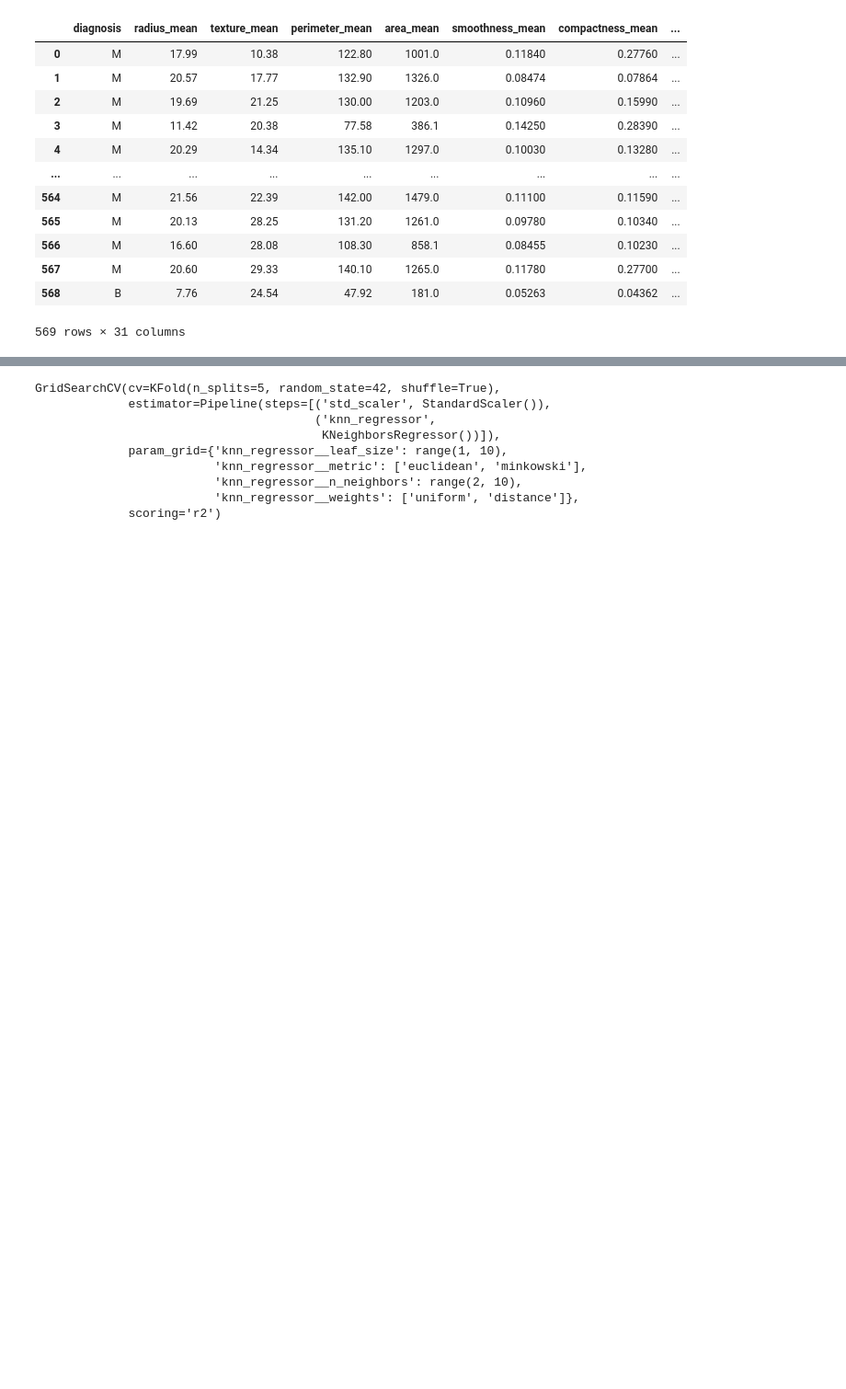
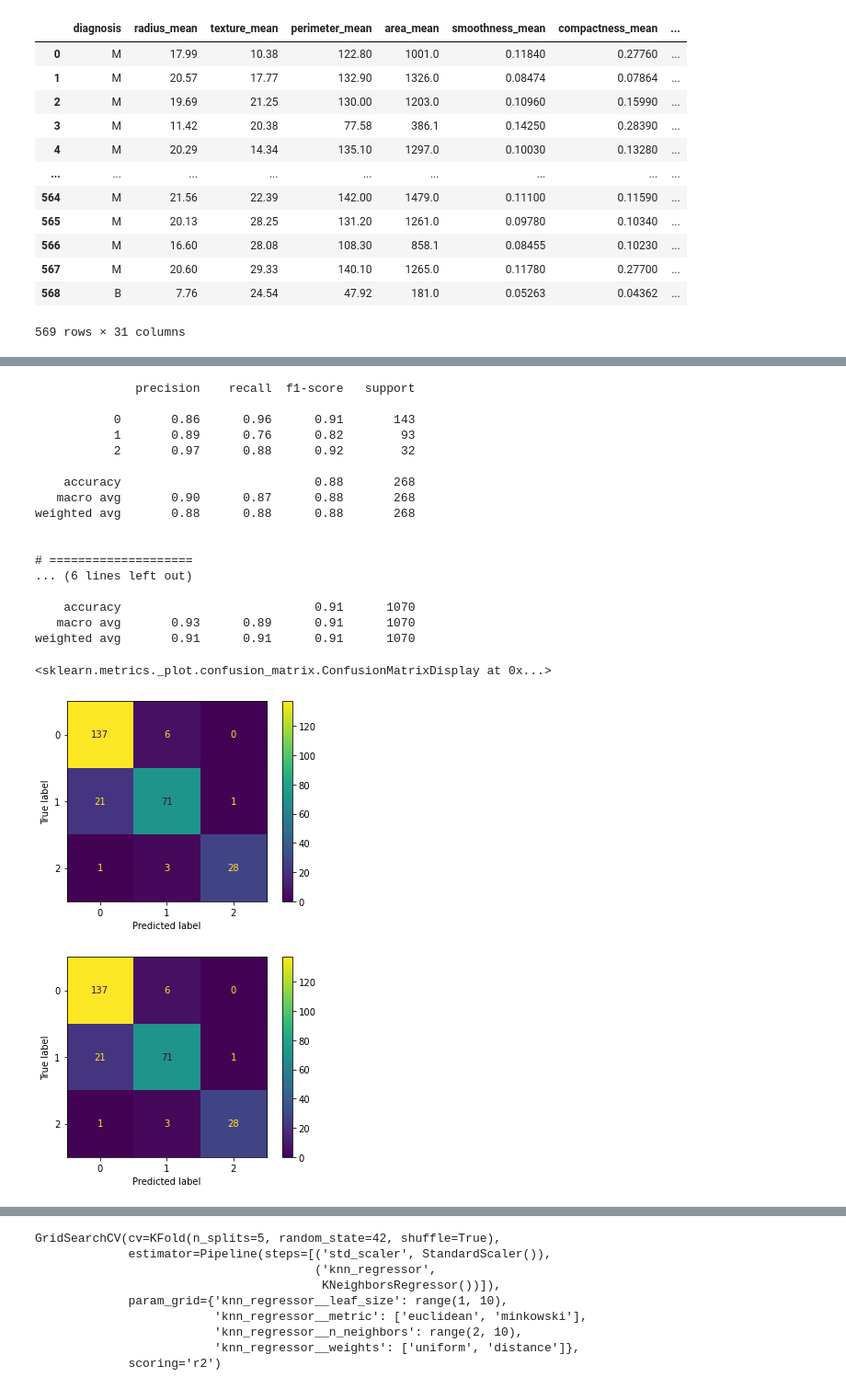
Before and after one commit to vitorkendia/meus_estudos, a Jupyter notebook: MachineLearning/ML1/aula5.ipynb, the cells around one changed output, grey strips where cells are left out. Shown at 92% size. Drawn from its saved outputs; the diff is of its cells as text; code cells hidden in the pictures; blank space fills up the shorter version.

```diff
--- a/MachineLearning/ML1/aula5.ipynb
+++ b/MachineLearning/ML1/aula5.ipynb
@@ -204,0 +180,10 @@ data_insurance.sort_values(by='bmi')
+# %%
+df = pd.read_csv("../datasets/insurance.csv")
+
+df['target'] = np.where(df['charges'] < 10000, 0, np.where(df['charges'] < 30000, 1, 2))
+
+df['flag_sex'] = np.where(df['sex'] == 'female', 1, 0)
+df['is_smoker'] = np.where(df['smoker'] == 'yes', 1, 0)
+
+X = df.drop(['charges', 'target', 'sex', 'smoker', 'region'], axis = 1)
+y = df["target"]
@@ -205 +242,44 @@ data_insurance.sort_values(by='bmi')
+# %%
+## Resultado ficou bastante semelhante, melhorando em 1 único caso.
+## Algumas hipóteses do motivo: 1 - condições não identicas as da estimativa anterior (quando estava pior antes da
+## adição da distância de minkowski)
+## 2 - Azar na divisão dos folds, este podemos validar variando o numero de folds ou o shuffle (mude o random_state)
+
+y_pred_test = grid_knn.predict(X_test)
+print(classification_report(y_test, y_pred_test))
+cm1 = confusion_matrix(y_test, y_pred_test)
+display1 = ConfusionMatrixDisplay(confusion_matrix=cm1)
+display1.plot()
+
+
+
+print("\n# ====================\n")
+
+y_pred_train = grid_knn.predict(X_train)
+
+print(classification_report(y_train, y_pred_train))
+cm2 = confusion_matrix(y_test, y_pred_test)
+display2 = ConfusionMatrixDisplay(confusion_matrix=cm1)
+display2.plot()
+# %% [output]
+              precision    recall  f1-score   support
+
+           0       0.86      0.96      0.91       143
+           1       0.89      0.76      0.82        93
+           2       0.97      0.88      0.92        32
+
+    accuracy                           0.88       268
+   macro avg       0.90      0.87      0.88       268
+weighted avg       0.88      0.88      0.88       268
+
+
+# ====================
+... (6 lines left out)
+
+    accuracy                           0.91      1070
+   macro avg       0.93      0.89      0.91      1070
+weighted avg       0.91      0.91      0.91      1070
+<sklearn.metrics._plot.confusion_matrix.ConfusionMatrixDisplay at 0x...>
+[figure, added]
+[figure, added]
 # %% [markdown]
```
Also changed, not shown: parts of 15 cells of this notebook, 3 other files.
